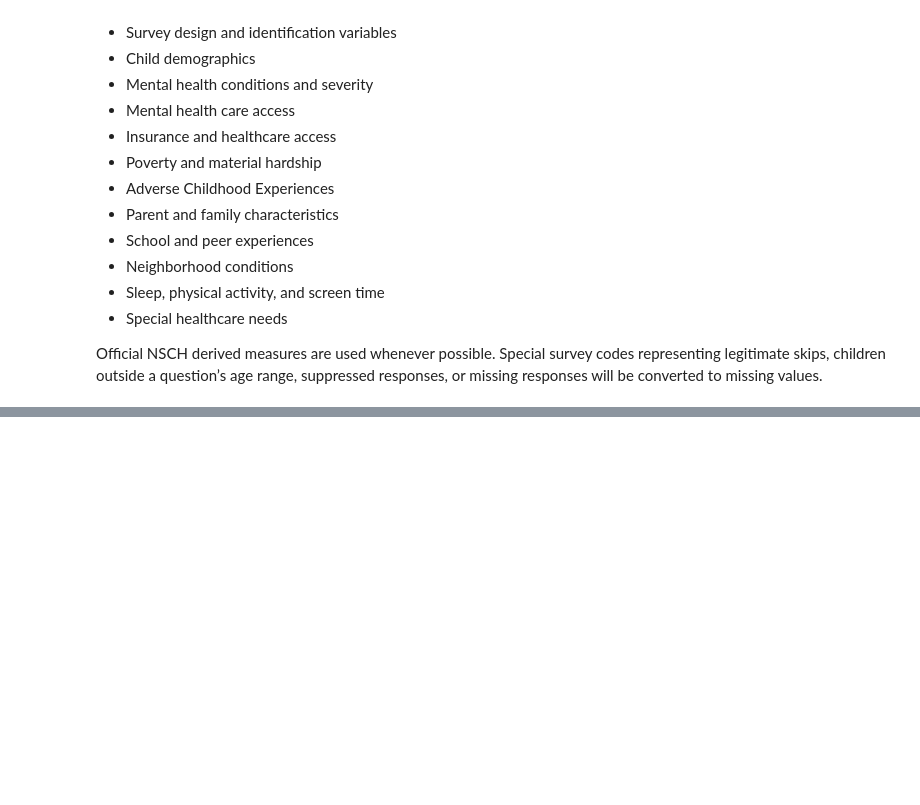
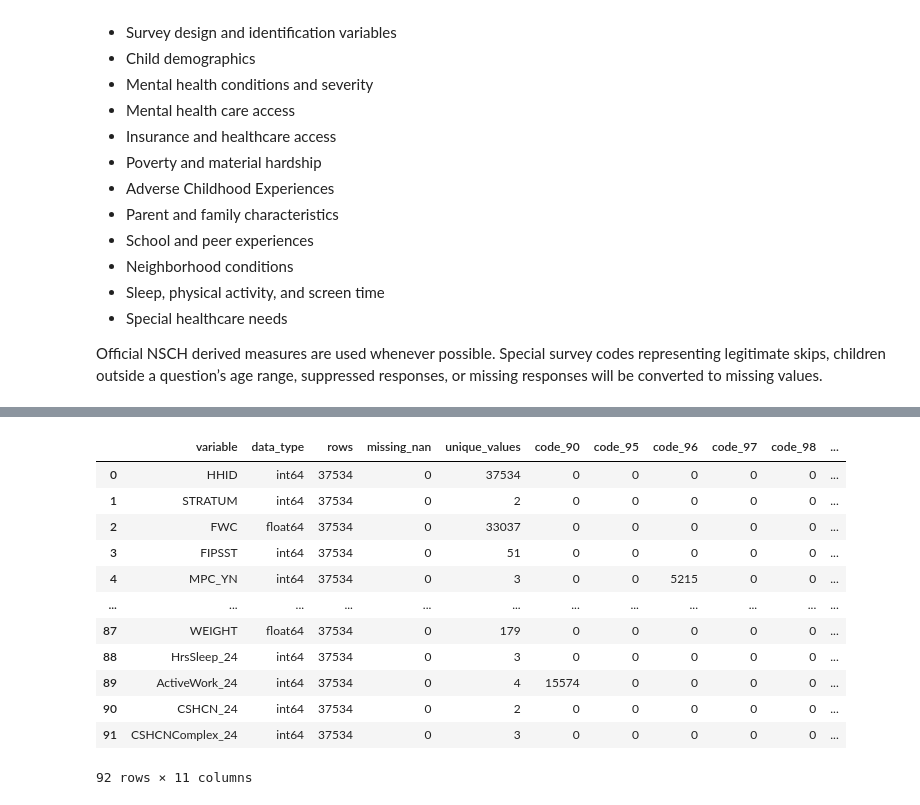
Before and after one commit to asarathy94/pediatric-mental-health-analysis, a Jupyter notebook: notebooks/01_data_exploration.ipynb, the cells around one changed output, grey strips where cells are left out. Cells and saved outputs as stored; diff of their text form; code cells hidden in the pictures; blank space fills up the shorter version.

```diff
--- a/notebooks/01_data_exploration.ipynb
+++ b/notebooks/01_data_exploration.ipynb
@@ -1080,0 +1137,8 @@ selected_vars = [
+# %%
+# Create curated dataset from validated variables
+
+curated_df = df[selected_vars].copy()
+
+print("Curated dataset created.")
+print(f"Rows: {curated_df.shape[0]:,}")
+print(f"Columns: {curated_df.shape[1]}")
@@ -1080,0 +1190,12 @@ selected_vars = [
+# %%
+# Filter to the study population: children ages 6–17
+
+analysis_df = curated_df[
+    curated_df["SC_AGE_YEARS"].between(6, 17)
+].copy()
+
+print("Age filter complete.")
+print(f"Rows before filter: {len(curated_df):,}")
+print(f"Rows after filter: {len(analysis_df):,}")
+print(f"Rows removed: {len(curated_df) - len(analysis_df):,}")
+print(f"Age range: {analysis_df['SC_AGE_YEARS'].min()}–{analysis_df['SC_AGE_YEARS'].max()}")
@@ -1080,0 +1214,44 @@ selected_vars = [
+# %%
+# Audit each variable for missing values, unique values,
+# and common NSCH special response codes
+
+special_codes = [90, 95, 96, 97, 98, 99]
+
+audit_rows = []
+
+for column in analysis_df.columns:
+    value_counts = analysis_df[column].value_counts(
+        dropna=False
+    )
+
+    audit_rows.append({
+        "variable": column,
+        "data_type": str(analysis_df[column].dtype),
+        "rows": len(analysis_df),
+        "missing_nan": analysis_df[column].isna().sum(),
+        "unique_values": analysis_df[column].nunique(dropna=True),
+        "code_90": (analysis_df[column] == 90).sum(),
+        "code_95": (analysis_df[column] == 95).sum(),
+        "code_96": (analysis_df[column] == 96).sum(),
+        "code_97": (analysis_df[column] == 97).sum(),
+        "code_98": (analysis_df[column] == 98).sum(),
+        "code_99": (analysis_df[column] == 99).sum(),
+    })
+
+code_audit_df = pd.DataFrame(audit_rows)
+
+display(code_audit_df)
+# %% [output]
+|  | variable | data_type | rows | missing_nan | unique_values | code_90 | code_95 | code_96 | code_97 | code_98 | ... |
+| 0 | HHID | int64 | 37534 | 0 | 37534 | 0 | 0 | 0 | 0 | 0 | ... |
+| 1 | STRATUM | int64 | 37534 | 0 | 2 | 0 | 0 | 0 | 0 | 0 | ... |
+| 2 | FWC | float64 | 37534 | 0 | 33037 | 0 | 0 | 0 | 0 | 0 | ... |
+| 3 | FIPSST | int64 | 37534 | 0 | 51 | 0 | 0 | 0 | 0 | 0 | ... |
+| 4 | MPC_YN | int64 | 37534 | 0 | 3 | 0 | 0 | 5215 | 0 | 0 | ... |
+| ... | ... | ... | ... | ... | ... | ... | ... | ... | ... | ... | ... |
+| 87 | WEIGHT | float64 | 37534 | 0 | 179 | 0 | 0 | 0 | 0 | 0 | ... |
+| 88 | HrsSleep_24 | int64 | 37534 | 0 | 3 | 0 | 0 | 0 | 0 | 0 | ... |
+| 89 | ActiveWork_24 | int64 | 37534 | 0 | 4 | 15574 | 0 | 0 | 0 | 0 | ... |
+| 90 | CSHCN_24 | int64 | 37534 | 0 | 2 | 0 | 0 | 0 | 0 | 0 | ... |
+| 91 | CSHCNComplex_24 | int64 | 37534 | 0 | 3 | 0 | 0 | 0 | 0 | 0 | ... |
+92 rows × 11 columns
```
Also changed, not shown: parts of 41 cells of this notebook, 5 other files.
